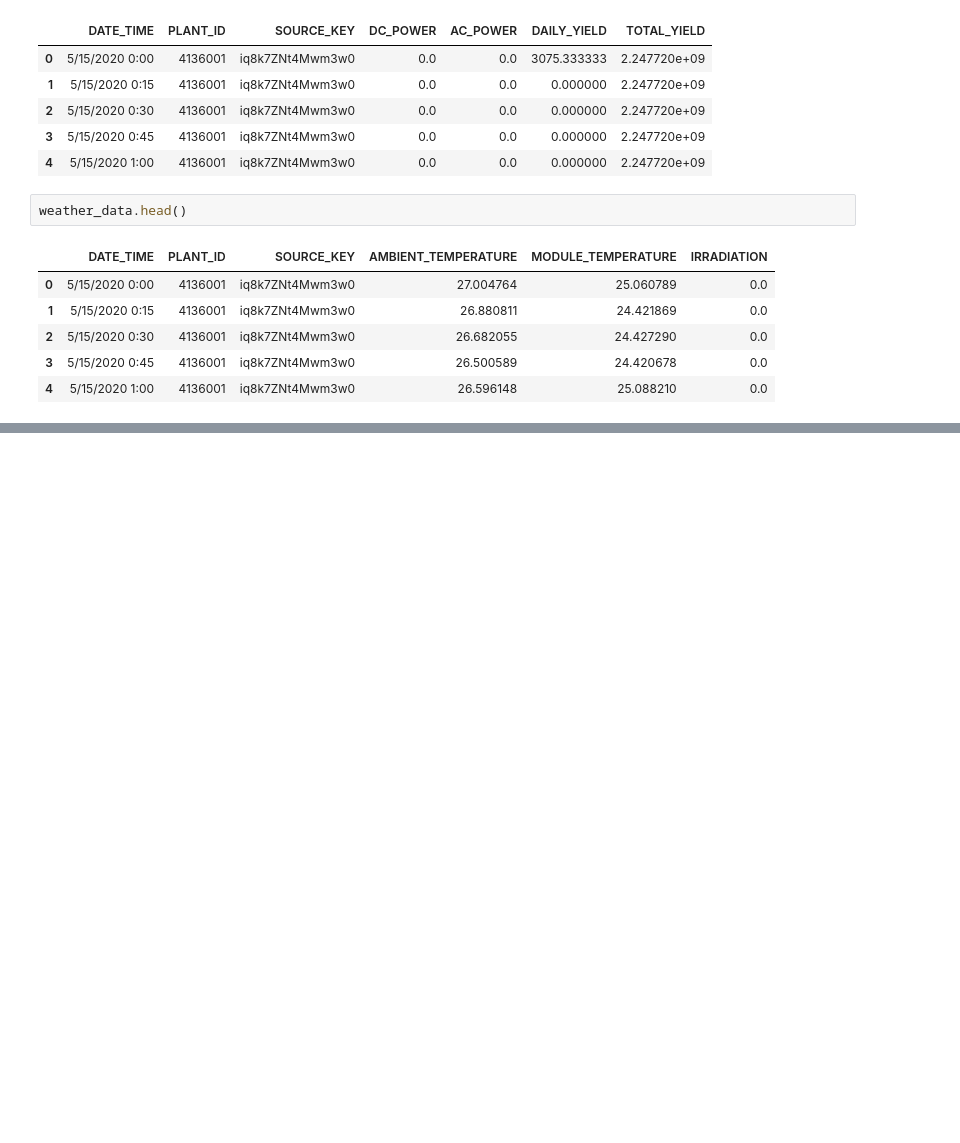
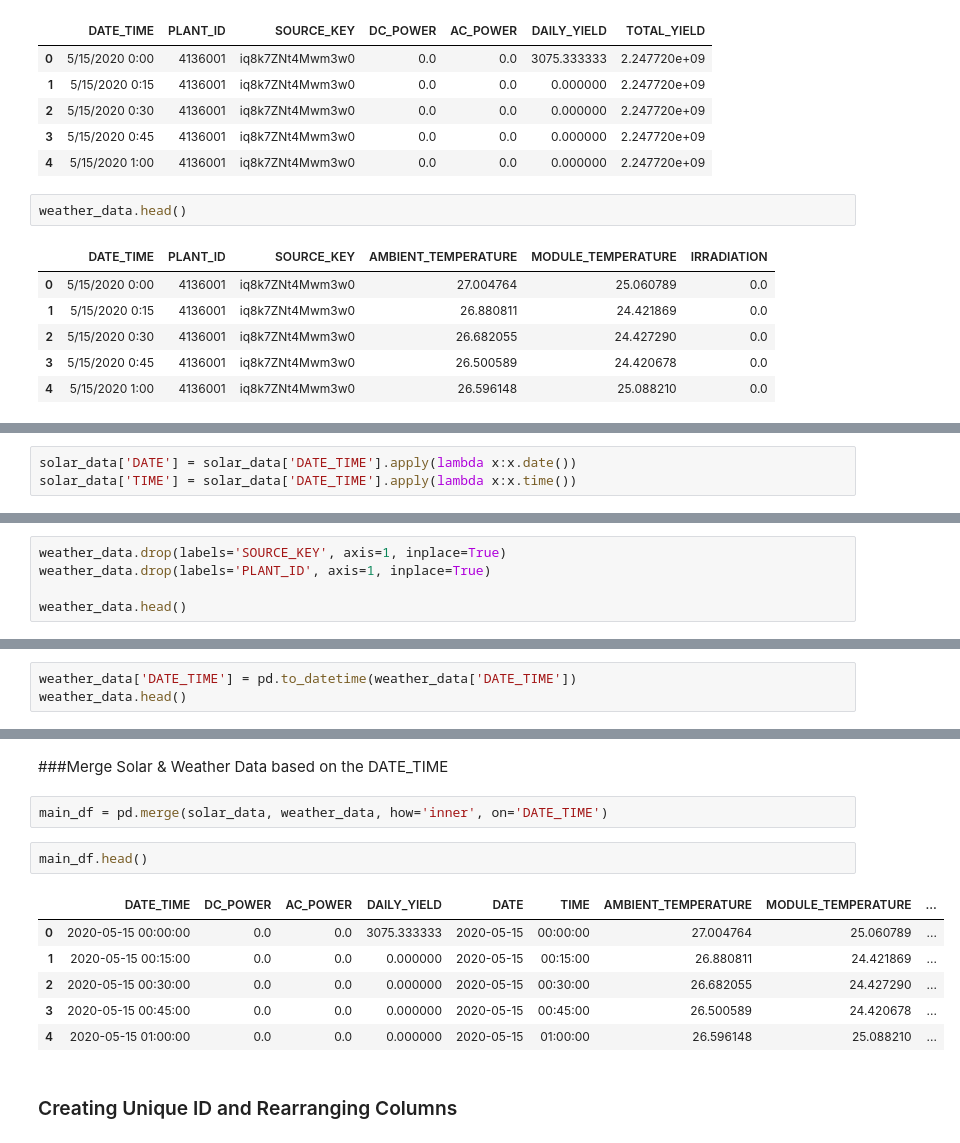
Before and after one commit to pasindu-94/solar-power-prediction, a Jupyter notebook: solar_power_prediction.ipynb, the cells around one changed output, grey strips where cells are left out. Drawn from its saved outputs; the diff is of its cells as text; blank space fills up the shorter version.

```diff
--- a/solar_power_prediction.ipynb
+++ b/solar_power_prediction.ipynb
@@ -36,0 +97,3 @@ weather_data.head()
+# %%
+solar_data['DATE'] = solar_data['DATE_TIME'].apply(lambda x:x.date())
+solar_data['TIME'] = solar_data['DATE_TIME'].apply(lambda x:x.time())
@@ -36,0 +130,5 @@ weather_data.head()
+# %%
+weather_data.drop(labels='SOURCE_KEY', axis=1, inplace=True)
+weather_data.drop(labels='PLANT_ID', axis=1, inplace=True)
+
+weather_data.head()
@@ -36,0 +154,3 @@ weather_data.head()
+# %%
+weather_data['DATE_TIME'] = pd.to_datetime(weather_data['DATE_TIME'])
+weather_data.head()
@@ -36,0 +164,15 @@ weather_data.head()
+# %% [markdown]
+###Merge Solar & Weather Data based on the DATE_TIME
+# %%
+main_df = pd.merge(solar_data, weather_data, how='inner', on='DATE_TIME')
+# %%
+main_df.head()
+# %% [output]
+|  | DATE_TIME | DC_POWER | AC_POWER | DAILY_YIELD | DATE | TIME | AMBIENT_TEMPERATURE | MODULE_TEMPERATURE | ... |
+| 0 | 2020-05-15 00:00:00 | 0.0 | 0.0 | 3075.333333 | 2020-05-15 | 00:00:00 | 27.004764 | 25.060789 | ... |
+| 1 | 2020-05-15 00:15:00 | 0.0 | 0.0 | 0.000000 | 2020-05-15 | 00:15:00 | 26.880811 | 24.421869 | ... |
+| 2 | 2020-05-15 00:30:00 | 0.0 | 0.0 | 0.000000 | 2020-05-15 | 00:30:00 | 26.682055 | 24.427290 | ... |
+| 3 | 2020-05-15 00:45:00 | 0.0 | 0.0 | 0.000000 | 2020-05-15 | 00:45:00 | 26.500589 | 24.420678 | ... |
+| 4 | 2020-05-15 01:00:00 | 0.0 | 0.0 | 0.000000 | 2020-05-15 | 01:00:00 | 26.596148 | 25.088210 | ... |
+# %% [markdown]
+### Creating Unique ID and Rearranging Columns
```
Also changed, not shown: parts of 26 cells of this notebook.
